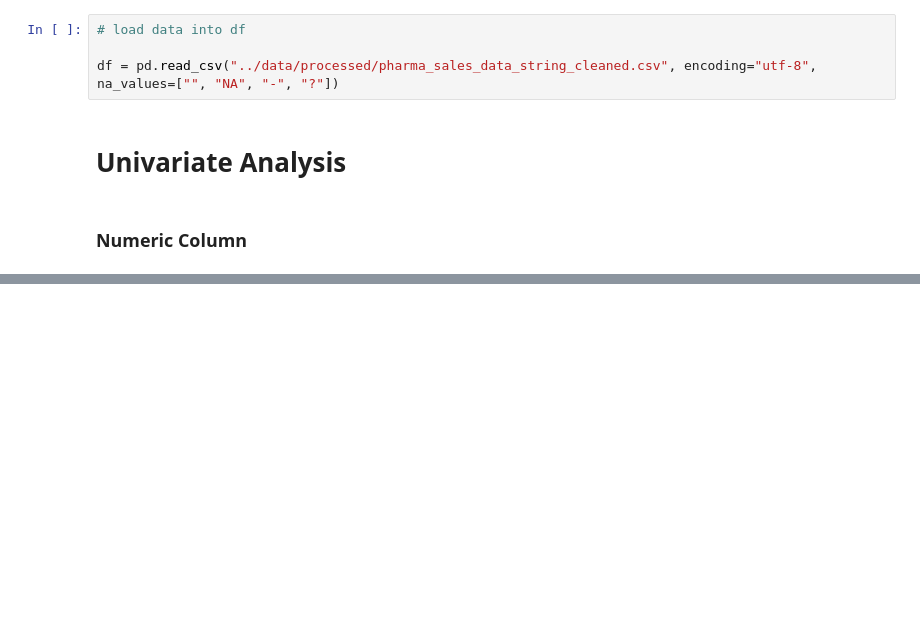
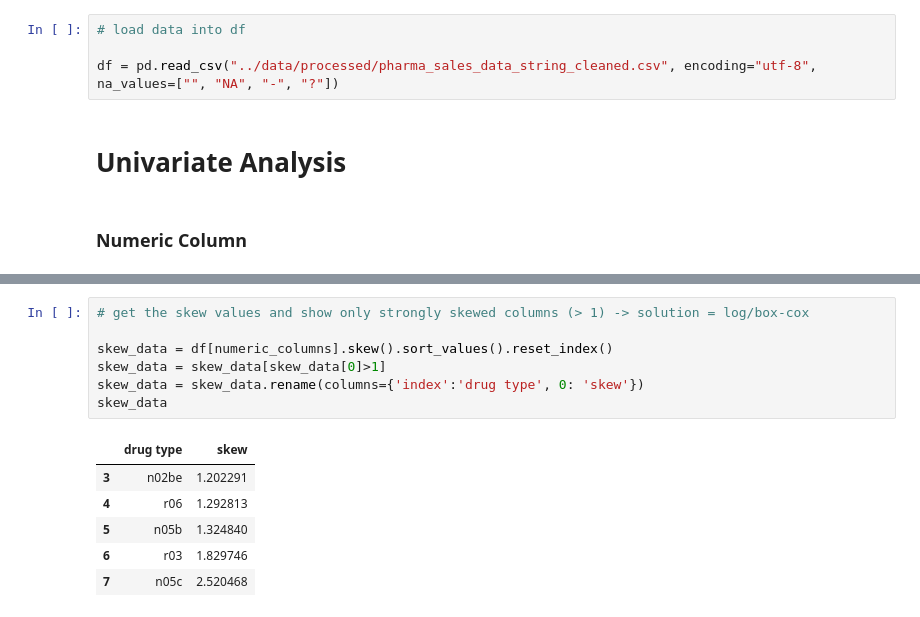
Before and after one commit to ShankTesla/pharma_sales_analysis, a Jupyter notebook: notebooks/2.0-gs-eda_univariate_analysis.ipynb, the cells around one changed output, grey strips where cells are left out. Drawn from its saved outputs; the diff is of its cells as text; blank space fills up the shorter version.

```diff
--- a/notebooks/2.0-gs-eda_univariate_analysis.ipynb
+++ b/notebooks/2.0-gs-eda_univariate_analysis.ipynb
@@ -23,0 +41,14 @@ ValueError: Could not interpret value `amount` for parameter `x`
+# %%
+# get the skew values and show only strongly skewed columns (> 1) -> solution = log/box-cox
+
+skew_data = df[numeric_columns].skew().sort_values().reset_index()
+skew_data = skew_data[skew_data[0]>1]
+skew_data = skew_data.rename(columns={'index':'drug type', 0: 'skew'})
+skew_data
+# %% [output]
+|  | drug type | skew |
+| 3 | n02be | 1.202291 |
+| 4 | r06 | 1.292813 |
+| 5 | n05b | 1.324840 |
+| 6 | r03 | 1.829746 |
+| 7 | n05c | 2.520468 |
```
Also changed, not shown: parts of 5 cells of this notebook, 1 other file.
